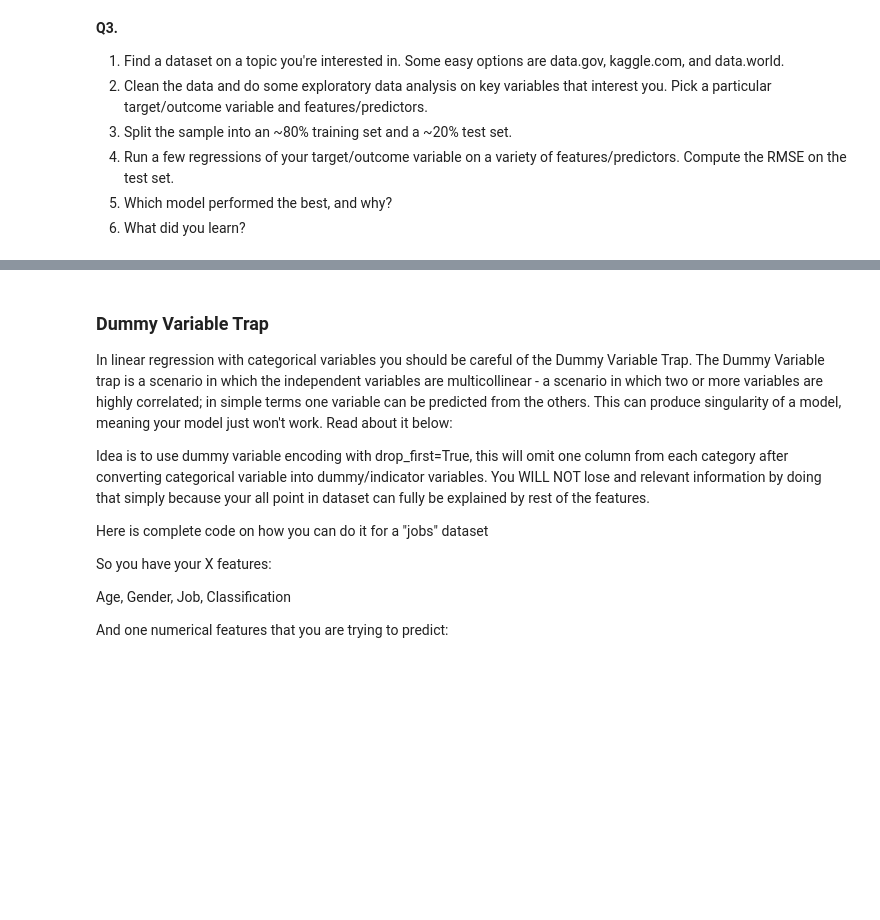
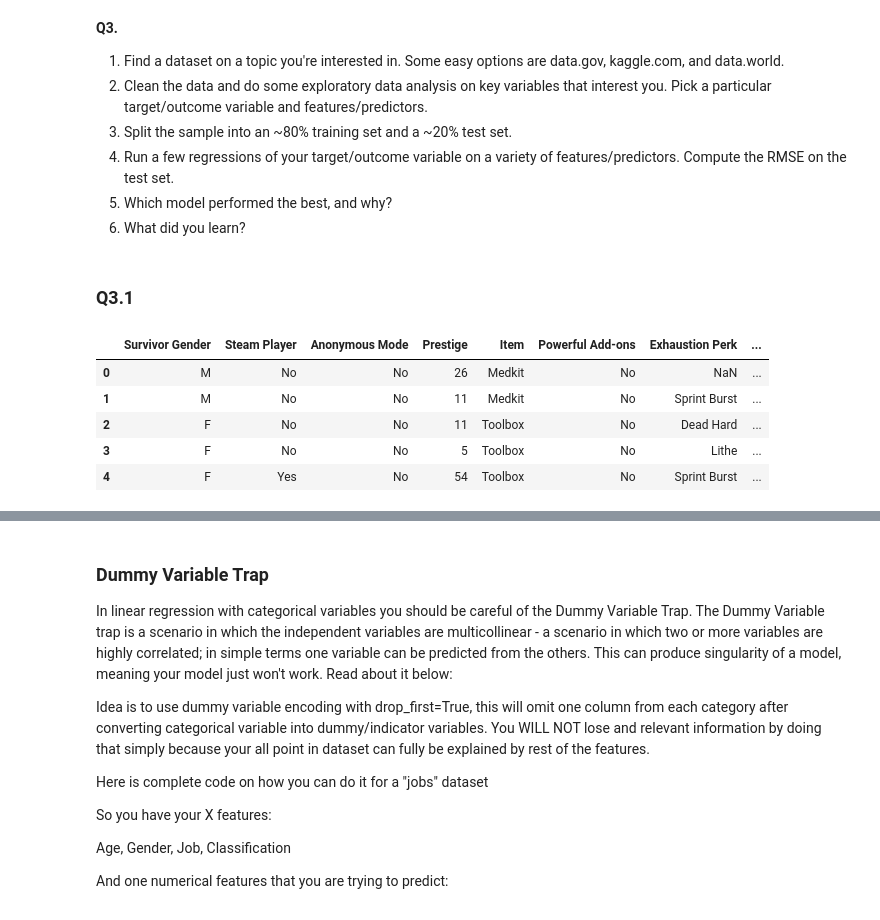
Before and after one commit to nhorton06/week_8, a Jupyter notebook: assignment.ipynb, the cells around one changed output, grey strips where cells are left out. Saved outputs shown, nothing was run; the diff lists cells and outputs as text; code cells hidden in the pictures; blank space fills up the shorter version.

```diff
--- a/assignment.ipynb
+++ b/assignment.ipynb
@@ -502,3 +498,15 @@ Weaknesses include RMSE of 0.185, which isn't super great, but it's not bad eith
 4. Run a few regressions of your target/outcome variable on a variety of features/predictors. Compute the RMSE on the test set.
 5. Which model performed the best, and why?
 6. What did you learn?
+# %% [markdown]
+### Q3.1
+# %%
+dbd = pd.read_csv('DBDData.csv') # this is my own personal dataset I collected on matches I've played in a video game called Dead by Daylight
+dbd.head()
+# %% [output]
+|  | Survivor Gender | Steam Player | Anonymous Mode | Prestige | Item | Powerful Add-ons | Exhaustion Perk | ... |
+| 0 | M | No | No | 26 | Medkit | No | NaN | ... |
+| 1 | M | No | No | 11 | Medkit | No | Sprint Burst | ... |
+| 2 | F | No | No | 11 | Toolbox | No | Dead Hard | ... |
+| 3 | F | No | No | 5 | Toolbox | No | Lithe | ... |
+| 4 | F | Yes | No | 54 | Toolbox | No | Sprint Burst | ... |
```
Also changed, not shown: parts of 25 cells of this notebook, 1 other file.
